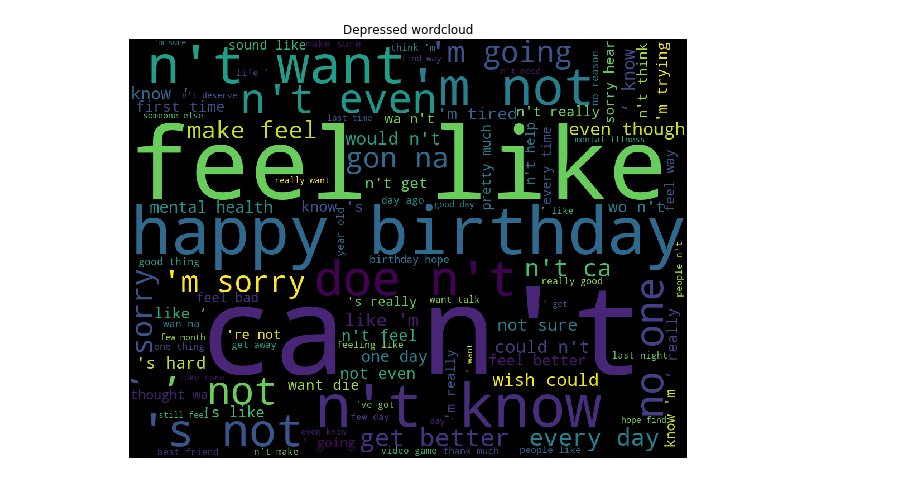
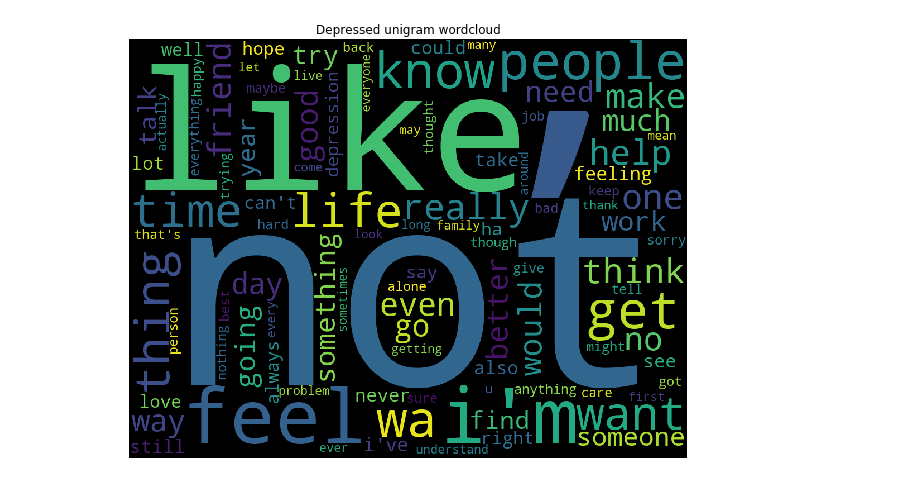
Before and after one commit to alexchung1233/reddit-depression-classification, a Jupyter notebook: reddit_depression_classifier.ipynb, the cells around one changed output. Saved outputs shown, nothing was run; the diff lists cells and outputs as text; code cells hidden in the pictures.

```diff
--- a/reddit_depression_classifier.ipynb
+++ b/reddit_depression_classifier.ipynb
@@ -45,26 +49,30 @@ df = shuffle(df).reset_index(drop = True)
 lemmatizer = WordNetLemmatizer()
 stoplist = set(stopwords.words('english') + list(string.punctuation))
 whitelist = ["not","no","few"]
+tokenizer = TweetTokenizer(reduce_len = True)
 [stoplist.remove(word) for word in whitelist]
 
 
 def clean_data(df):
     #using regular expressions, cleans out hashtags, @ marks, strings with digits, and repeated periods.
-    regex = re.compile(r"([@#_])|(\d+[A-Za-z-.]*)|(\.{2,})")
+    regex = re.compile(r"([@#_])|(\d+)|(\.{2,})")
     df["text"] = df["text"].str.replace(regex, '')
+    df["text"] = df["text"].apply(lambda row: str(row))
+    df.dropna(subset=['text'])
     return df
 
 #preprocess functions
-def preprocess(df):
+def preprocess(df,ngram):
     #tokenized
     def tokenize_row(row):
-        row["text"] = word_tokenize(row["text"].lower())
+        if type(row["text"]) is str:
+            row["text"] = tokenizer.tokenize(row["text"].lower())
         return row
     df = df.apply(tokenize_row, axis =1 )
     #lemmatized
     df["text"] = df["text"].apply(lambda x:[lemmatizer.lemmatize(y) for y in x])
     df["text"] = df["text"].apply(lambda x: [y for y in x if y not in stoplist])
-    df["text"] = df["text"].apply(lambda x: list(ngrams(x,2)))
+    df["text"] = df["text"].apply(lambda x: list(ngrams(x,ngram)))
     return df
 
 #create frequency list
@@ -73,8 +81,8 @@ def build_wordlist(df):
     for index in df.index:
         words.update(df.loc[index,'text'])
 
-    freq_df = pd.DataFrame(data = {"word":[word for word,count in words.most_common()],
-                                   "frequency":[count for word,count in words.most_common()]},
+    freq_df = pd.DataFrame(data = {"word":[word for word,count in words.most_common(100)],
+                                   "frequency":[count for word,count in words.most_common(100)]},
                           columns = ["word","frequency"])
     return freq_df
 
@@ -83,6 +91,7 @@ def graph_tot_freq(df,title):
     graph.set_yticklabels(df["word"])
     graph.invert_yaxis()
     graph.set_title(title)
+
 
 def build_word_cloud(wordlist, color, title):
     subset = wordlist[["word","frequency"]]
@@ -157,5 +166,5 @@ def graph_roc_curve(predictions_list,y):
     plt.xlabel("False Positive")
 # %%
 depressed_df_cleaned = clean_data(depressed_df)
-depressed_df_processed = preprocess(depressed_df_cleaned)
-depressed_wordlist = build_wordlist(depressed_df_processed)
+depressed_df_processed_unigrams = preprocess(depressed_df_cleaned,1)
+depressed_wordlist_unigrams = build_wordlist(depressed_df_processed_unigrams)
@@ -173,4 +182,4 @@ depressed_df_processed.head()
 # %%
-build_word_cloud(depressed_wordlist,'black',"Depressed wordcloud")
+build_word_cloud(depressed_wordlist_unigrams,'black',"Depressed unigram wordcloud")
 # %% [output]
-[figure, old version]
+[figure, new version]
```
Also changed, not shown: parts of 16 cells of this notebook.
